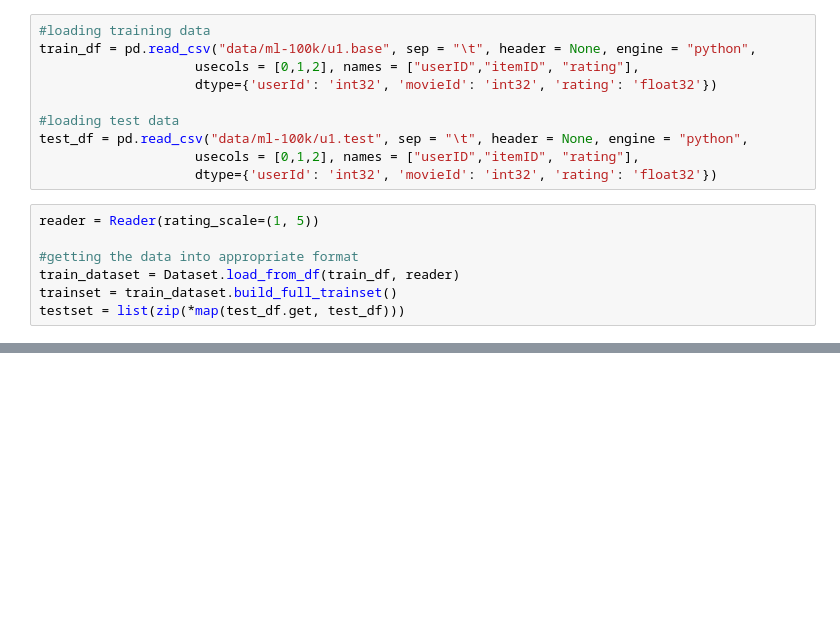
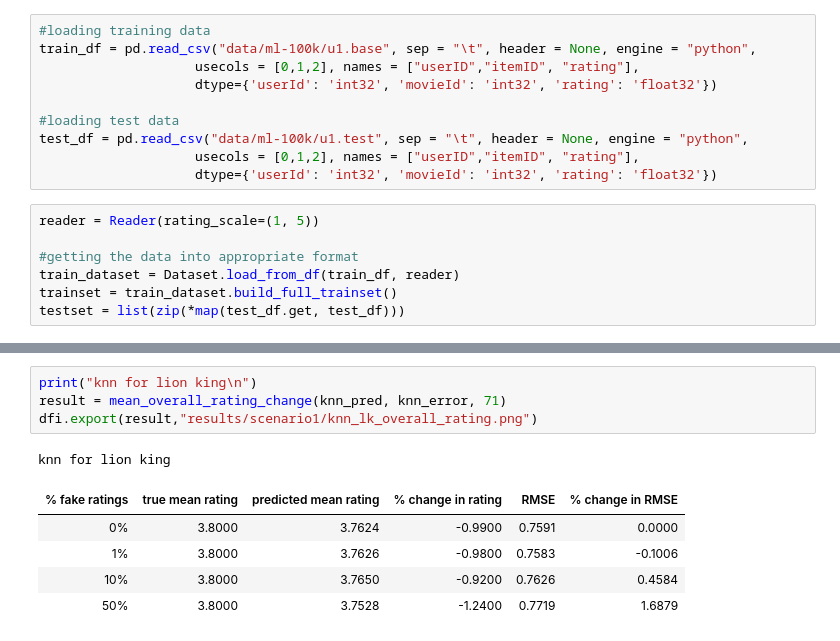
Before and after one commit to adamolko/data-security, a Jupyter notebook: scenario1.ipynb, the cells around one changed output, grey strips where cells are left out. Drawn from its saved outputs; the diff is of its cells as text; blank space fills up the shorter version.

```diff
--- a/scenario1.ipynb
+++ b/scenario1.ipynb
@@ -233,0 +227,11 @@ RMSE change for SVD
+# %%
+print("knn for lion king\n")
+result = mean_overall_rating_change(knn_pred, knn_error, 71)
+dfi.export(result,"results/scenario1/knn_lk_overall_rating.png")
+# %% [output]
+knn for lion king
+| % fake ratings | true mean rating | predicted mean rating | % change in rating | RMSE | % change in RMSE |
+| 0% | 3.8000 | 3.7624 | -0.9900 | 0.7591 | 0.0000 |
+| 1% | 3.8000 | 3.7626 | -0.9800 | 0.7583 | -0.1006 |
+| 10% | 3.8000 | 3.7650 | -0.9200 | 0.7626 | 0.4584 |
+| 50% | 3.8000 | 3.7528 | -1.2400 | 0.7719 | 1.6879 |
```
Also changed, not shown: parts of 52 cells of this notebook, 29 other files.
